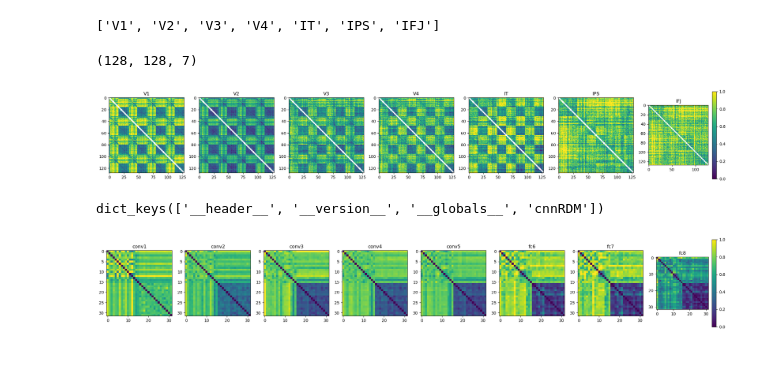
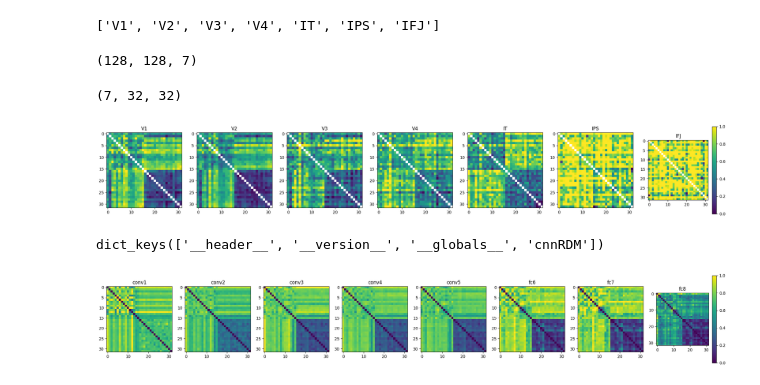
Before and after one commit to jkderrick028/interp_deepnets, a Jupyter notebook: demo.ipynb, the cells around one changed output. Cells and saved outputs as stored; diff of their text form; code cells hidden in the pictures.

```diff
--- a/demo.ipynb
+++ b/demo.ipynb
@@ -14,6 +14,7 @@ file_names = ['ScreenShot339_masked_rs.bmp',    'sponge.bmp',   'ScreenShot350_m
               'ScreenShot351_masked_rs.bmp',    'knife.bmp',    'ScreenShot344_masked_rs.bmp',  'candle.bmp',   'ScreenShot304_masked_rs.bmp',  'clock.bmp',    'ScreenShot317_masked_rs.bmp',  'kettle.bmp',
               'ScreenShot343_masked_rs.bmp',    'brick.bmp',    'ScreenShot353_masked_rs.bmp',  'pedal.bmp',    'ScreenShot287_masked_rs.bmp',  'glove.bmp',    'ScreenShot338_masked_rs.bmp',  'helmet.bmp',
               'ScreenShot207_masked_rs.bmp',    'spade.bmp',    'ScreenShot195_masked_rs.bmp',  'ladder.bmp',   'ScreenShot241_masked_rs.bmp',  'wheel.bmp',    'ScreenShot279_masked_rs.bmp',  'saddle.bmp']
+n_stimuli = len(file_names)
 
 fig, axs = plt.subplots(4, 8, figsize=(20, 8))
 
@@ -21,8 +22,6 @@ for i in np.arange(len(file_names)):
     img = plt.imread(os.path.join('stimuli', file_names[i]))
     axs.ravel()[i].imshow(img)
     axs.ravel()[i].set_axis_off()
-
-fig
 # %% [output]
 [figure]
 # %%
@@ -70,21 +67,25 @@ ROI_names
 RDMs_neural['RDMs_subjAvg_region'].shape
 # %% [output]
 (128, 128, 7)
+# %%
+RDMs_neural['RDMs_subjAvg_region'] = np.transpose(RDMs_neural['RDMs_subjAvg_region'], (2, 0, 1))
+RDMs_neural['RDMs_subjAvg_region'] = RDMs_neural['RDMs_subjAvg_region'][:, 0:n_stimuli, 0:n_stimuli]
+RDMs_neural['RDMs_subjAvg_region'].shape
+# %% [output]
+(7, 32, 32)
 # %%
 # showing the average RDMs across subjects (32 stimuli x 4 tasks = 128 task conditions)
 fig, axs = plt.subplots(1, 7, figsize=(28, 4))
 
 for i in np.arange(n_ROIs):
-    rdm = RDMs_neural['RDMs_subjAvg_region'][:,:,i].squeeze()
+    rdm = RDMs_neural['RDMs_subjAvg_region'][i]
     rdm = (rdm - np.nanmin(rdm)) / np.nanmax(rdm)
     im = axs[i].imshow(rdm, cmap='viridis', vmin=0, vmax=1)
     axs[i].set_title(ROI_names[i])
     if i == n_ROIs - 1:
         plt.colorbar(im, ax=axs[i])
-
-fig
 # %% [output]
-[figure, old version]
+[figure, new version]
 # %%
 MAT_RDMs_alexnet = os.path.join('deepNets', 'RDMs_alexnet.mat')
 RDMs_alexnet_saved = scipy.io.loadmat(MAT_RDMs_alexnet)
```
Also changed, not shown: parts of 7 cells of this notebook.
